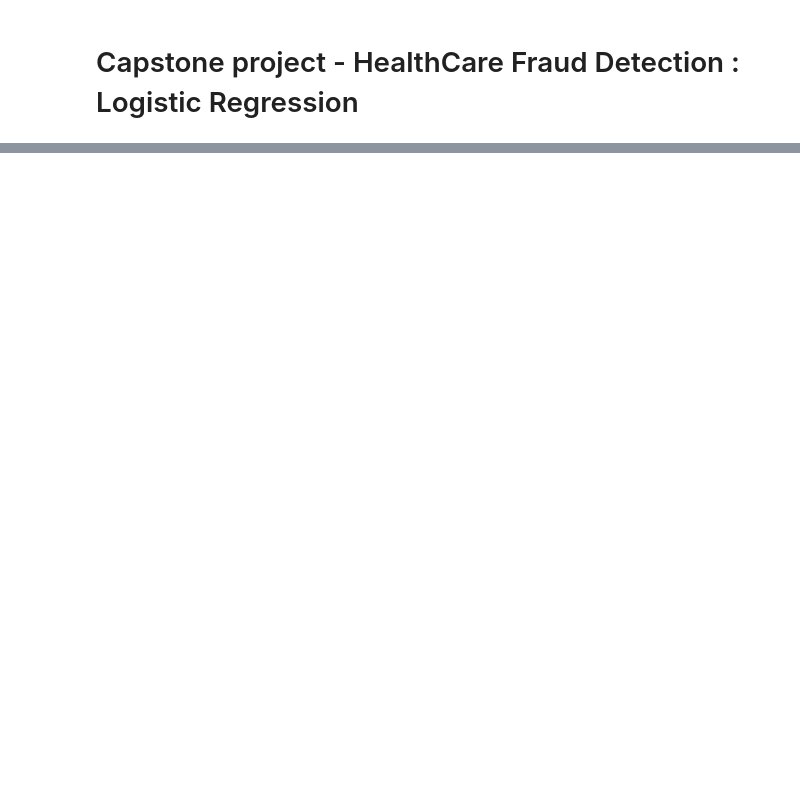
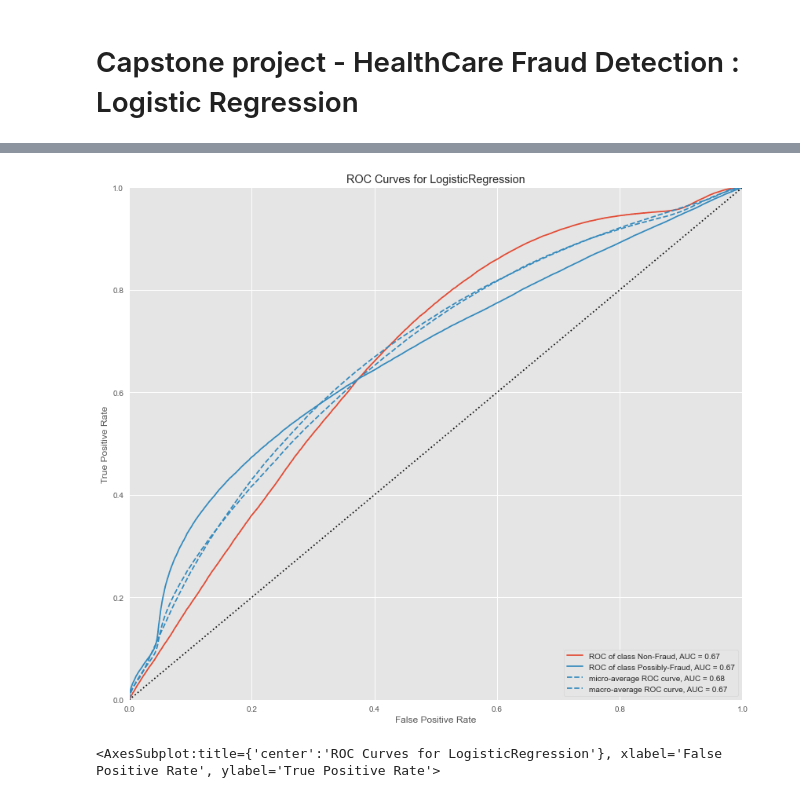
Before and after one commit to suhitasva/Capstone_Project, a Jupyter notebook: LGR_models.ipynb, the cells around one changed output, grey strips where cells are left out. Saved outputs shown, nothing was run; the diff lists cells and outputs as text; code cells hidden in the pictures; blank space fills up the shorter version.

```diff
--- a/LGR_models.ipynb
+++ b/LGR_models.ipynb
@@ -30,0 +267,13 @@ test_df.head(5)
+# %%
+# Visualizing the AUC/ROC curve with Yellowbricks
+
+plt.figure(figsize = (14,12))
+
+visualizer = ROCAUC(base_logitsm1, classes=['Non-Fraud', 'Possibly-Fraud'])
+
+visualizer.fit(trainX_SM, trainY_SM)        # Fit the training data to the visualizer
+visualizer.score(testX_SM, testY_SM)        # Evaluate the model on the test data
+visualizer.show()                           # Finalize and render the figure
+# %% [output]
+[figure, added]
+<AxesSubplot:title={'center':'ROC Curves for LogisticRegression'}, xlabel='False Positive Rate', ylabel='True Positive Rate'>
```
Also changed, not shown: parts of 32 cells of this notebook.
